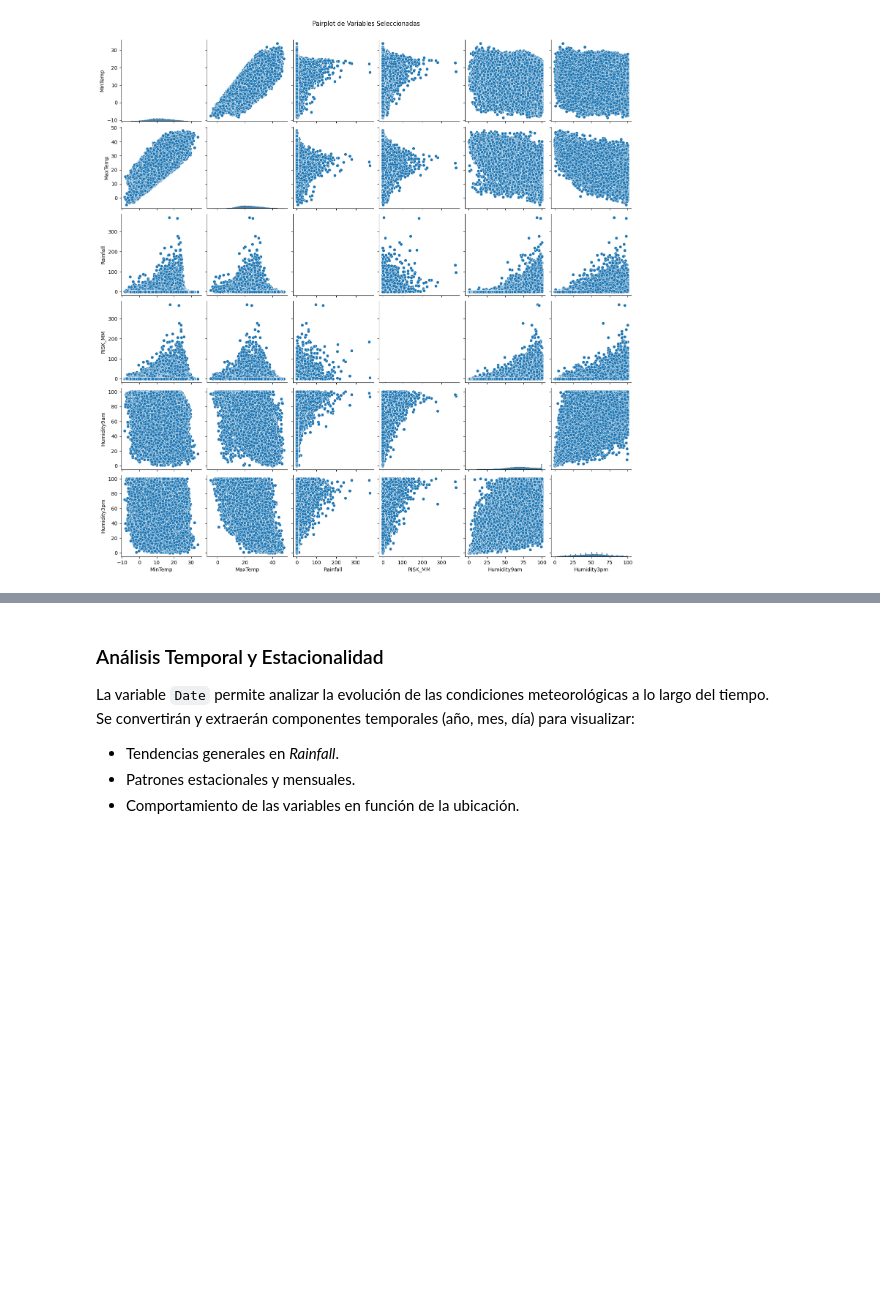
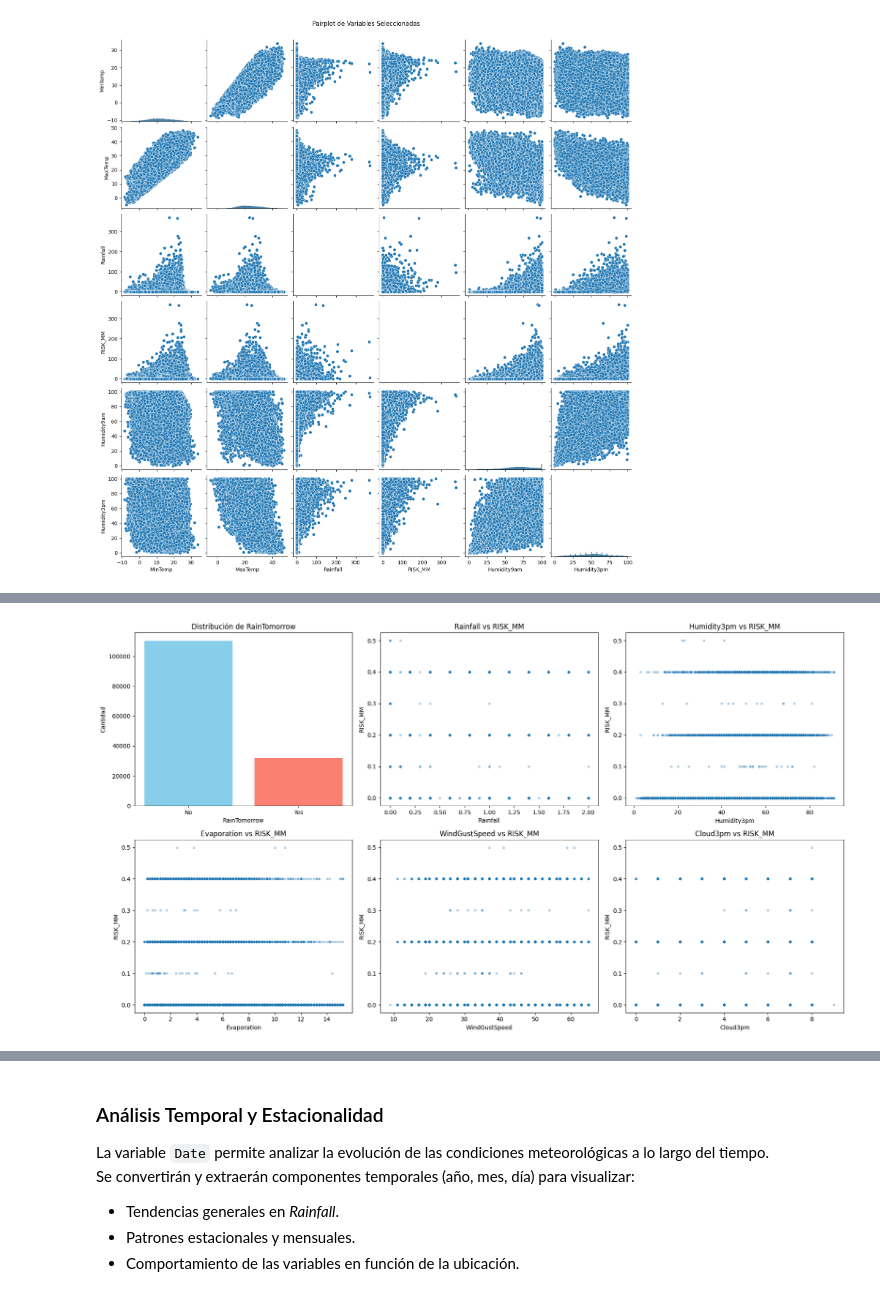
Before and after one commit to h-garrido/weather-aus, a Jupyter notebook: notebooks/exploracion_inicial.ipynb, the cells around one changed output, grey strips where cells are left out. Saved outputs shown, nothing was run; the diff lists cells and outputs as text; code cells hidden in the pictures; blank space fills up the shorter version.

Commit message:
Agrega IQR, gráficos y comparativas.

```diff
--- a/notebooks/exploracion_inicial.ipynb
+++ b/notebooks/exploracion_inicial.ipynb
@@ -479,0 +527,29 @@ plt.show()
+# %%
+# Seleccionamos algunas variables relevantes para graficar
+
+# A. Gráficos de barras para variables categóricas
+categorical_summary = df_original['RainTomorrow'].value_counts()
+
+# B. Gráficos de dispersión (scatter) para variables numéricas vs RISK_MM
+scatter_variables = ['Rainfall', 'Humidity3pm', 'Evaporation', 'WindGustSpeed', 'Cloud3pm']
+
+# Crear subplots
+fig, axs = plt.subplots(nrows=2, ncols=3, figsize=(18, 10))
+
+# A. Barra - Distribución de RainTomorrow
+axs[0, 0].bar(categorical_summary.index, categorical_summary.values, color=['skyblue', 'salmon'])
+axs[0, 0].set_title("Distribución de RainTomorrow")
+axs[0, 0].set_xlabel("RainTomorrow")
+axs[0, 0].set_ylabel("Cantidad")
+
+# B. Dispersión: Cada variable vs RISK_MM
+for i, var in enumerate(scatter_variables):
+    row, col = divmod(i+1, 3)
+    axs[row, col].scatter(df[var], df['RISK_MM'], alpha=0.3, s=10)
+    axs[row, col].set_title(f"{var} vs RISK_MM")
+    axs[row, col].set_xlabel(var)
+    axs[row, col].set_ylabel("RISK_MM")
+
+plt.tight_layout()
+plt.show()
+# %% [output]
@@ -479,0 +557 @@ plt.show()
+[figure, added]
```
Also changed, not shown: parts of 9 cells of this notebook.
